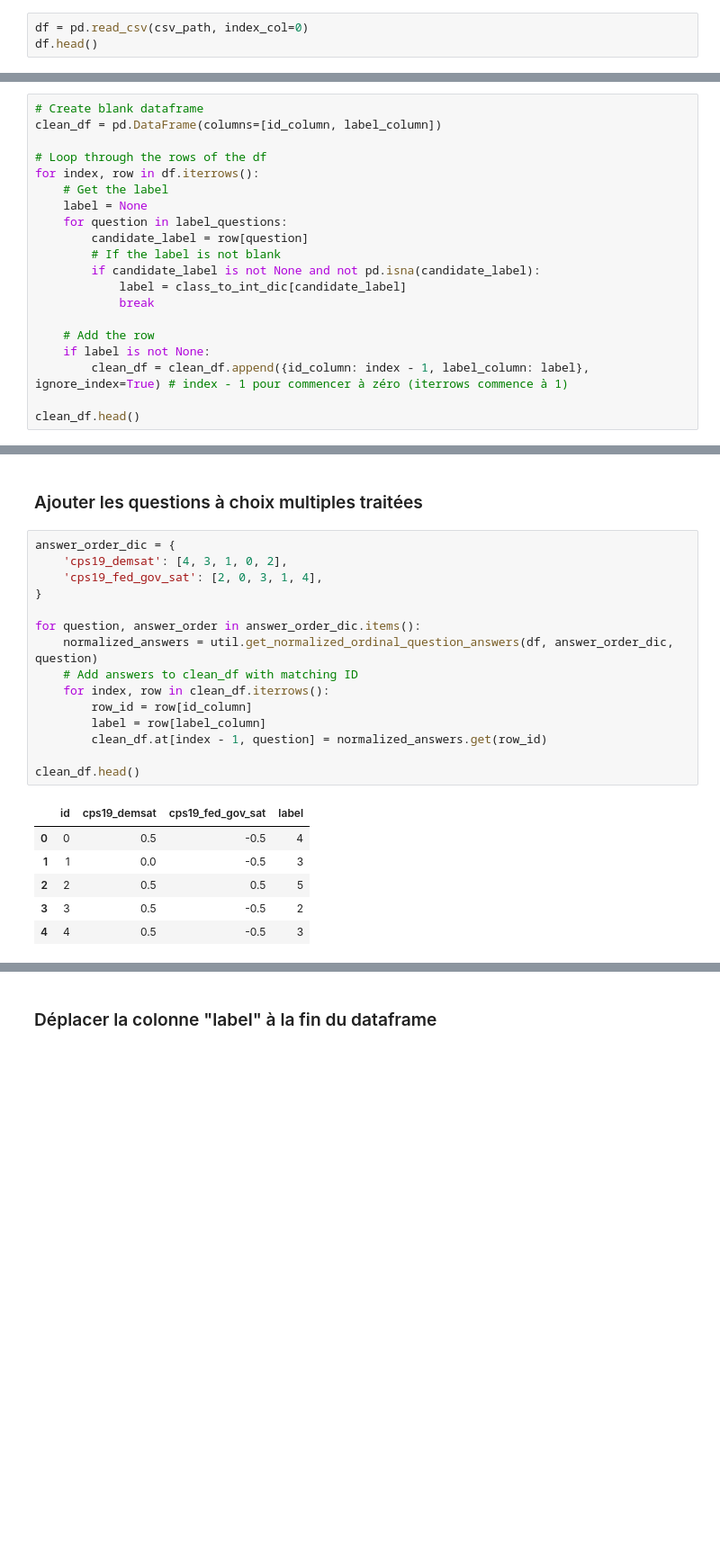
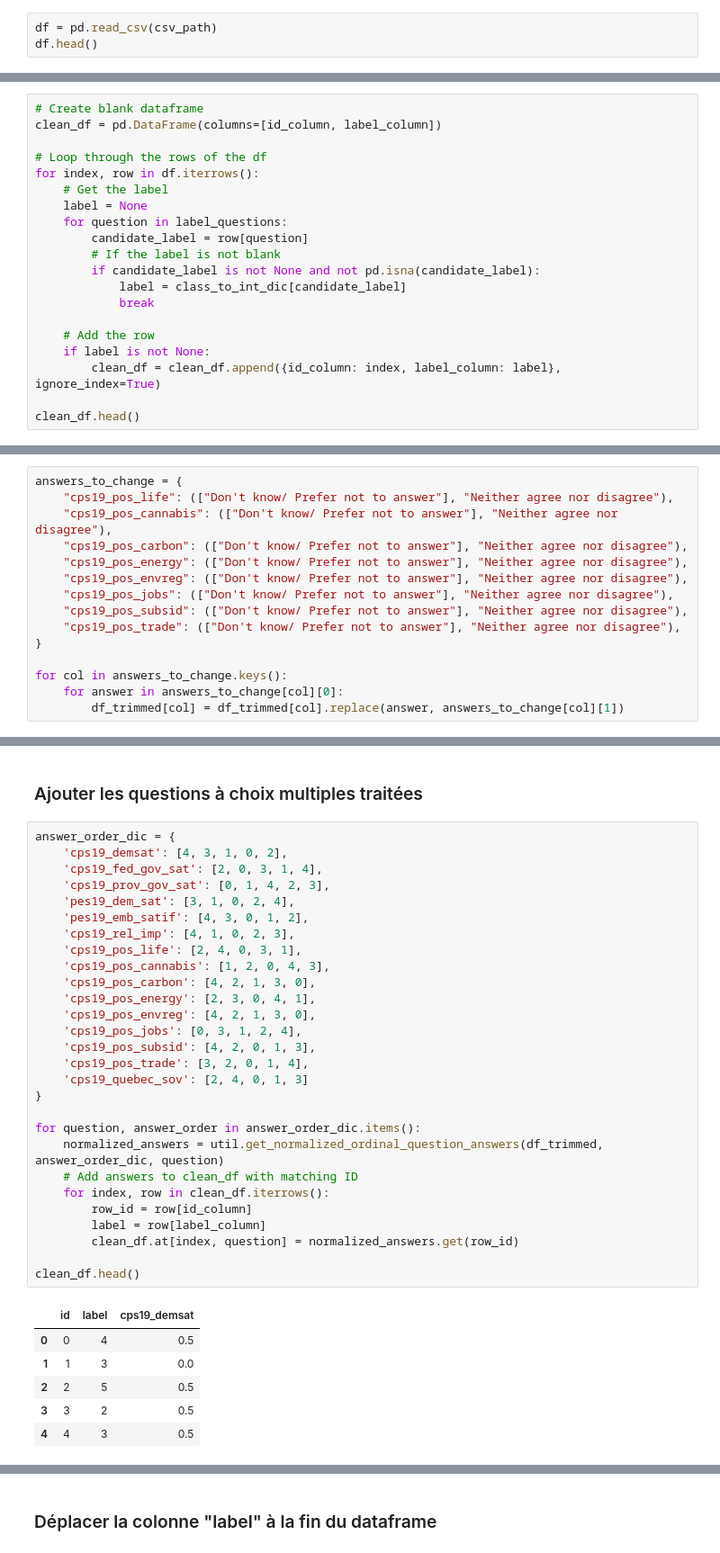
Before and after one commit to n0aaz/Projet_GLO-7027, a Jupyter notebook: traitementDonnees.ipynb, the cells around one changed output, grey strips where cells are left out. Shown: that part at 90% size. Cells and saved outputs as stored; diff of their text form; blank space fills up the shorter version.

```diff
--- a/traitementDonnees.ipynb
+++ b/traitementDonnees.ipynb
@@ -8,6 +8,6 @@ import math
 import util
 csv_path = 'data/CES19.csv'
 # %%
-df = pd.read_csv(csv_path, index_col=0)
+df = pd.read_csv(csv_path)
 df.head()
 # %% [output]
@@ -201,7 +204,7 @@ for index, row in df.iterrows():
 
     # Add the row
     if label is not None:
-        clean_df = clean_df.append({id_column: index - 1, label_column: label}, ignore_index=True) # index - 1 pour commencer à zéro (iterrows commence à 1)
+        clean_df = clean_df.append({id_column: index, label_column: label}, ignore_index=True)
 
 clean_df.head()
 # %% [output]
@@ -214 +240,16 @@ clean_df.head()
+# %%
+answers_to_change = {
+    "cps19_pos_life": (["Don't know/ Prefer not to answer"], "Neither agree nor disagree"),
+    "cps19_pos_cannabis": (["Don't know/ Prefer not to answer"], "Neither agree nor disagree"),
+    "cps19_pos_carbon": (["Don't know/ Prefer not to answer"], "Neither agree nor disagree"),
+    "cps19_pos_energy": (["Don't know/ Prefer not to answer"], "Neither agree nor disagree"),
+    "cps19_pos_envreg": (["Don't know/ Prefer not to answer"], "Neither agree nor disagree"),
+    "cps19_pos_jobs": (["Don't know/ Prefer not to answer"], "Neither agree nor disagree"),
+    "cps19_pos_subsid": (["Don't know/ Prefer not to answer"], "Neither agree nor disagree"),
+    "cps19_pos_trade": (["Don't know/ Prefer not to answer"], "Neither agree nor disagree"),
+}
+
+for col in answers_to_change.keys():
+    for answer in answers_to_change[col][0]:
+        df_trimmed[col] = df_trimmed[col].replace(answer, answers_to_change[col][1])
 # %%
@@ -221,22 +263,35 @@ array(['Not very satisfied', 'Fairly satisfied', 'Not at all satisfied',
 # %%
 answer_order_dic = {
     'cps19_demsat': [4, 3, 1, 0, 2],
     'cps19_fed_gov_sat': [2, 0, 3, 1, 4],
+    'cps19_prov_gov_sat': [0, 1, 4, 2, 3],
+    'pes19_dem_sat': [3, 1, 0, 2, 4],
+    'pes19_emb_satif': [4, 3, 0, 1, 2],
+    'cps19_rel_imp': [4, 1, 0, 2, 3],
+    'cps19_pos_life': [2, 4, 0, 3, 1],
+    'cps19_pos_cannabis': [1, 2, 0, 4, 3],
+    'cps19_pos_carbon': [4, 2, 1, 3, 0],
+    'cps19_pos_energy': [2, 3, 0, 4, 1],
+    'cps19_pos_envreg': [4, 2, 1, 3, 0],
+    'cps19_pos_jobs': [0, 3, 1, 2, 4],
+    'cps19_pos_subsid': [4, 2, 0, 1, 3],
+    'cps19_pos_trade': [3, 2, 0, 1, 4],
+    'cps19_quebec_sov': [2, 4, 0, 1, 3]
 }
 
 for question, answer_order in answer_order_dic.items():
-    normalized_answers = util.get_normalized_ordinal_question_answers(df, answer_order_dic, question)
+    normalized_answers = util.get_normalized_ordinal_question_answers(df_trimmed, answer_order_dic, question)
     # Add answers to clean_df with matching ID
     for index, row in clean_df.iterrows():
         row_id = row[id_column]
         label = row[label_column]
-        clean_df.at[index - 1, question] = normalized_answers.get(row_id)
+        clean_df.at[index, question] = normalized_answers.get(row_id)
 
 clean_df.head()
 # %% [output]
-|  | id | cps19_demsat | cps19_fed_gov_sat | label |
-| 0 | 0 | 0.5 | -0.5 | 4 |
-| 1 | 1 | 0.0 | -0.5 | 3 |
-| 2 | 2 | 0.5 | 0.5 | 5 |
-| 3 | 3 | 0.5 | -0.5 | 2 |
-| 4 | 4 | 0.5 | -0.5 | 3 |
+|  | id | label | cps19_demsat |
+| 0 | 0 | 4 | 0.5 |
+| 1 | 1 | 3 | 0.0 |
+| 2 | 2 | 5 | 0.5 |
+| 3 | 3 | 2 | 0.5 |
+| 4 | 4 | 3 | 0.5 |
```
Also changed, not shown: parts of 13 cells of this notebook.
